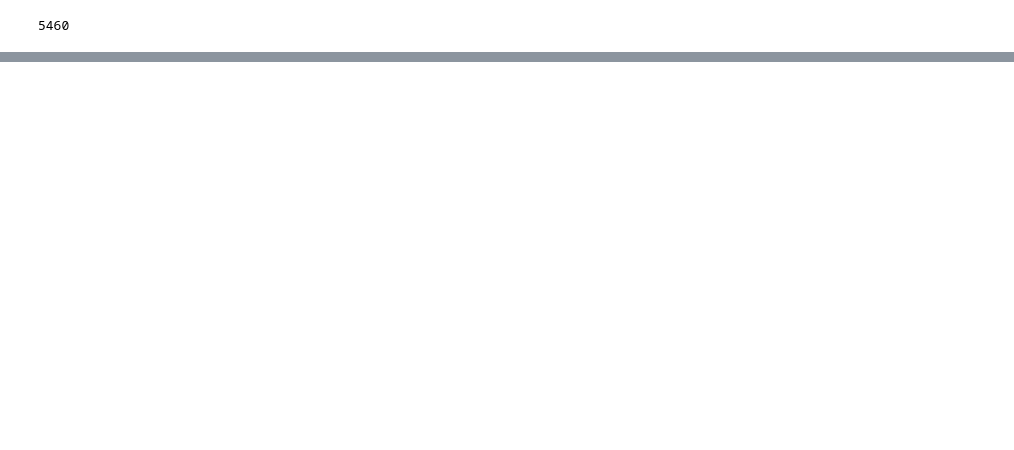
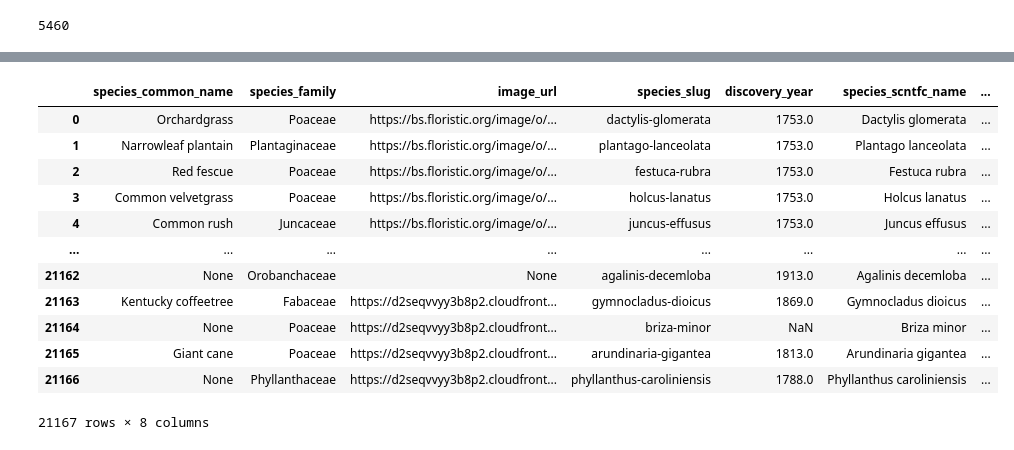
Before and after one commit to saronraut/PlantWorld, a Jupyter notebook: Saron-test_ground/Us_Plants.ipynb, the cells around one changed output, grey strips where cells are left out. Saved outputs shown, nothing was run; the diff lists cells and outputs as text; code cells hidden in the pictures; blank space fills up the shorter version.

```diff
--- a/Saron-test_ground/Us_Plants.ipynb
+++ b/Saron-test_ground/Us_Plants.ipynb
@@ -143,11 +162,13 @@ pl_sct_name = []
 pl_family_common_name = []
 slug_x = []
 
-for slug in state_slug_1:
+for slug in state_slug:
     url = f"https://trefle.io/api/v1/distributions/{slug}?token=lJB461ruHXGiw6SBUD_liGd6XLjQI6Kyqj0AGLhhKn0"
     response = requests.get(url)
     data = response.json()['data']['links']['species']
 #     print(url)
+    print(f"-------------------------------------")
+    print(f"downloading: '{slug}' data")
 
 
     url = f"https://trefle.io{data}?token=lJB461ruHXGiw6SBUD_liGd6XLjQI6Kyqj0AGLhhKn0"
@@ -155,8 +176,9 @@ for slug in state_slug_1:
     response = requests.get(url)
     meta_data = response.json()['meta']['total']
 
+
     if meta_data %20 != 0:
-        pages = round(meta_data/20 + 1, 0)
+        pages = round(meta_data/20, 0)
     else:
         pages = int(meta_data/20)
 
@@ -167,10 +189,22 @@ for slug in state_slug_1:
     for page_num in range(1,pages + 1):
         url = f"https://trefle.io/api/v1/distributions/was/species?page={page_num}&zone_id={slug}&token=lJB461ruHXGiw6SBUD_liGd6XLjQI6Kyqj0AGLhhKn0"
 #         state_slug = slug
-#         print(f"I am on page: {page_num}")
+        print(f"I am on page: {page_num}")
+
         response = requests.get(url)
         p_data = response.json()['data']
+
+        print(f"downloading data for '{slug}' on page: {page_num}")
 #         time.sleep(0.5)
+        startTime = time.time()
+        for i in range(0,1):
+#            print(i)
+           # making delay for 1 second
+           time.sleep(1)
+        endTime = time.time()
+        elapsedTime = endTime - startTime
+
+        print("Elapsed Time = %s" % elapsedTime)
         for plant in p_data:
             plant_name = plant['common_name']
             plant_family = plant['family']
@@ -205,0 +496,25 @@ plants_returned = pd.DataFrame({"Common_Name" : common_name_final,
+# %%
+species_returned_part2 = pd.DataFrame({"species_common_name": pl_name,
+                                      "species_family": pl_family,
+                                      "image_url": pl_img,
+                                       "species_slug": pl_slug,
+                                      "discovery_year": pl_yr,
+                                      "species_scntfc_name":pl_sct_name,
+                                      "species_fmly_cmmn_name": pl_family_common_name,
+                                      "state_slug": slug_x})
+# %%
+species_returned_part2
+# %% [output]
+|  | species_common_name | species_family | image_url | species_slug | discovery_year | species_scntfc_name | ... |
+| 0 | Orchardgrass | Poaceae | https://bs.floristic.org/image/o/... | dactylis-glomerata | 1753.0 | Dactylis glomerata | ... |
+| 1 | Narrowleaf plantain | Plantaginaceae | https://bs.floristic.org/image/o/... | plantago-lanceolata | 1753.0 | Plantago lanceolata | ... |
+| 2 | Red fescue | Poaceae | https://bs.floristic.org/image/o/... | festuca-rubra | 1753.0 | Festuca rubra | ... |
+| 3 | Common velvetgrass | Poaceae | https://bs.floristic.org/image/o/... | holcus-lanatus | 1753.0 | Holcus lanatus | ... |
+| 4 | Common rush | Juncaceae | https://bs.floristic.org/image/o/... | juncus-effusus | 1753.0 | Juncus effusus | ... |
+| ... | ... | ... | ... | ... | ... | ... | ... |
+| 21162 | None | Orobanchaceae | None | agalinis-decemloba | 1913.0 | Agalinis decemloba | ... |
+| 21163 | Kentucky coffeetree | Fabaceae | https://d2seqvvyy3b8p2.cloudfront... | gymnocladus-dioicus | 1869.0 | Gymnocladus dioicus | ... |
+| 21164 | None | Poaceae | https://d2seqvvyy3b8p2.cloudfront... | briza-minor | NaN | Briza minor | ... |
+| 21165 | Giant cane | Poaceae | https://d2seqvvyy3b8p2.cloudfront... | arundinaria-gigantea | 1813.0 | Arundinaria gigantea | ... |
+| 21166 | None | Phyllanthaceae | https://d2seqvvyy3b8p2.cloudfront... | phyllanthus-caroliniensis | 1788.0 | Phyllanthus caroliniensis | ... |
+21167 rows × 8 columns
```
Also changed, not shown: parts of 53 cells of this notebook, 8 other files.
